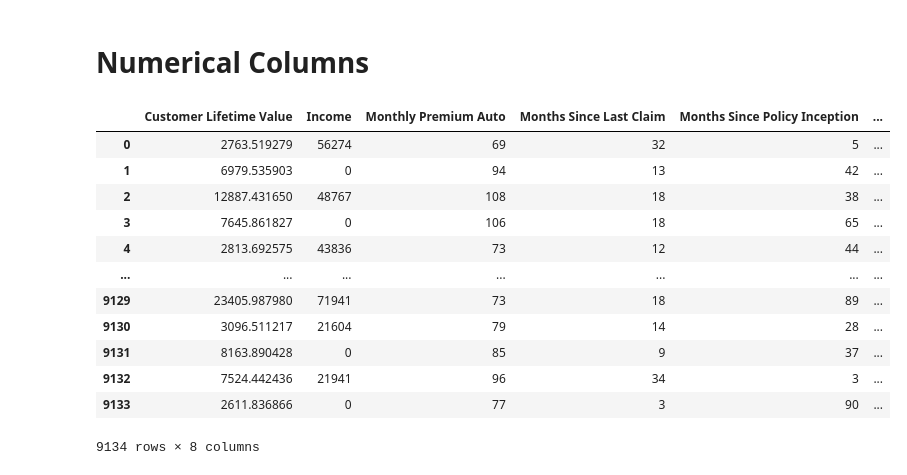
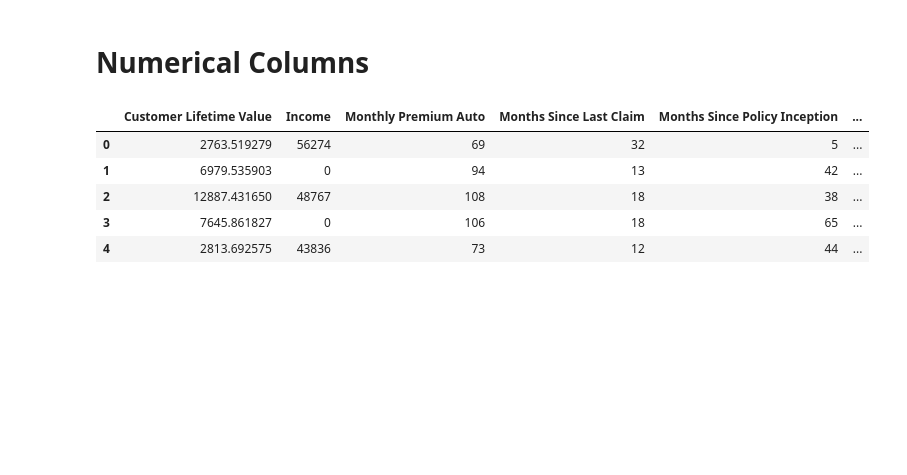
Before and after one commit to YashThussu/insurance_learnings, a Jupyter notebook: vehicle_insurance/exploration.ipynb, the cells around one changed output. Cells and saved outputs as stored; diff of their text form; code cells hidden in the pictures; blank space fills up the shorter version.

```diff
--- a/vehicle_insurance/exploration.ipynb
+++ b/vehicle_insurance/exploration.ipynb
@@ -84,18 +94,11 @@ df["Effective To Date"].min(),df["Effective To Date"].max()
 # %%
 df_num = df.select_dtypes(exclude=["object"])
 # %%
-df_num
+df_num.head()
 # %% [output]
 |  | Customer Lifetime Value | Income | Monthly Premium Auto | Months Since Last Claim | Months Since Policy Inception | ... |
 | 0 | 2763.519279 | 56274 | 69 | 32 | 5 | ... |
 | 1 | 6979.535903 | 0 | 94 | 13 | 42 | ... |
 | 2 | 12887.431650 | 48767 | 108 | 18 | 38 | ... |
 | 3 | 7645.861827 | 0 | 106 | 18 | 65 | ... |
 | 4 | 2813.692575 | 43836 | 73 | 12 | 44 | ... |
-| ... | ... | ... | ... | ... | ... | ... |
-| 9129 | 23405.987980 | 71941 | 73 | 18 | 89 | ... |
-| 9130 | 3096.511217 | 21604 | 79 | 14 | 28 | ... |
-| 9131 | 8163.890428 | 0 | 85 | 9 | 37 | ... |
-| 9132 | 7524.442436 | 21941 | 96 | 34 | 3 | ... |
-| 9133 | 2611.836866 | 0 | 77 | 3 | 90 | ... |
-9134 rows × 8 columns
```
Also changed, not shown: parts of 35 cells of this notebook.
